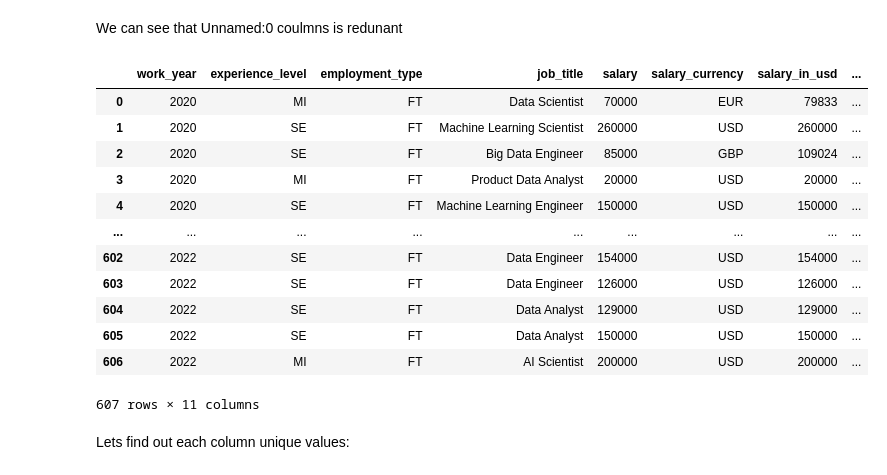
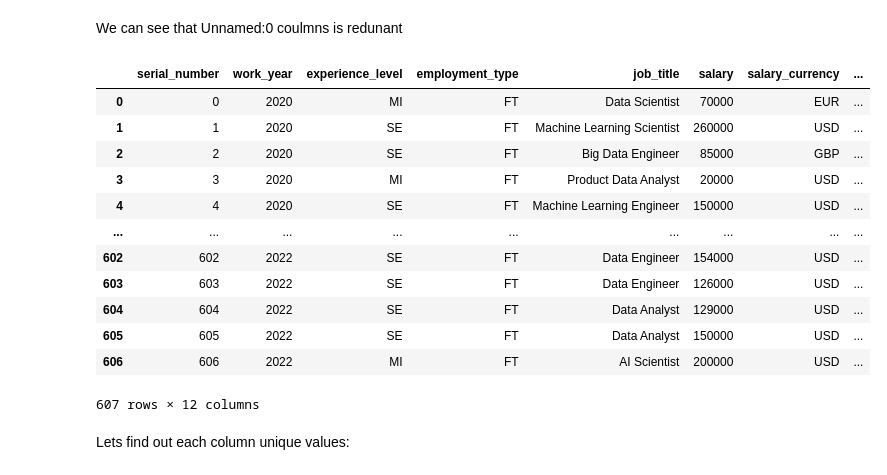
Before and after one commit to itamarKraitman/Data-Science-Salary-Analysis, a Jupyter notebook: Data Science Salary Analysis.ipynb, the cells around one changed output. Drawn from its saved outputs; the diff is of its cells as text; code cells hidden in the pictures.

```diff
--- a/Data Science Salary Analysis.ipynb
+++ b/Data Science Salary Analysis.ipynb
@@ -31,22 +32,22 @@ Index(['Unnamed: 0', 'work_year', 'experience_level', 'employment_type',
 # %% [markdown]
 We can see that Unnamed:0 coulmns is redunant
 # %%
-raw_data.drop('Unnamed: 0', axis=1, inplace=True)
+raw_data.rename(columns={'Unnamed: 0': 'serial_number'}, inplace=True)
 raw_data
 # %% [output]
-|  | work_year | experience_level | employment_type | job_title | salary | salary_currency | salary_in_usd | ... |
-| 0 | 2020 | MI | FT | Data Scientist | 70000 | EUR | 79833 | ... |
-| 1 | 2020 | SE | FT | Machine Learning Scientist | 260000 | USD | 260000 | ... |
-| 2 | 2020 | SE | FT | Big Data Engineer | 85000 | GBP | 109024 | ... |
-| 3 | 2020 | MI | FT | Product Data Analyst | 20000 | USD | 20000 | ... |
-| 4 | 2020 | SE | FT | Machine Learning Engineer | 150000 | USD | 150000 | ... |
+|  | serial_number | work_year | experience_level | employment_type | job_title | salary | salary_currency | ... |
+| 0 | 0 | 2020 | MI | FT | Data Scientist | 70000 | EUR | ... |
+| 1 | 1 | 2020 | SE | FT | Machine Learning Scientist | 260000 | USD | ... |
+| 2 | 2 | 2020 | SE | FT | Big Data Engineer | 85000 | GBP | ... |
+| 3 | 3 | 2020 | MI | FT | Product Data Analyst | 20000 | USD | ... |
+| 4 | 4 | 2020 | SE | FT | Machine Learning Engineer | 150000 | USD | ... |
 | ... | ... | ... | ... | ... | ... | ... | ... | ... |
-| 602 | 2022 | SE | FT | Data Engineer | 154000 | USD | 154000 | ... |
-| 603 | 2022 | SE | FT | Data Engineer | 126000 | USD | 126000 | ... |
-| 604 | 2022 | SE | FT | Data Analyst | 129000 | USD | 129000 | ... |
-| 605 | 2022 | SE | FT | Data Analyst | 150000 | USD | 150000 | ... |
-| 606 | 2022 | MI | FT | AI Scientist | 200000 | USD | 200000 | ... |
+| 602 | 602 | 2022 | SE | FT | Data Engineer | 154000 | USD | ... |
+| 603 | 603 | 2022 | SE | FT | Data Engineer | 126000 | USD | ... |
+| 604 | 604 | 2022 | SE | FT | Data Analyst | 129000 | USD | ... |
+| 605 | 605 | 2022 | SE | FT | Data Analyst | 150000 | USD | ... |
+| 606 | 606 | 2022 | MI | FT | AI Scientist | 200000 | USD | ... |
-607 rows × 11 columns
+607 rows × 12 columns
 # %% [markdown]
 Lets find out each column unique values:
 # %%
```
Also changed, not shown: parts of 6 cells of this notebook.
